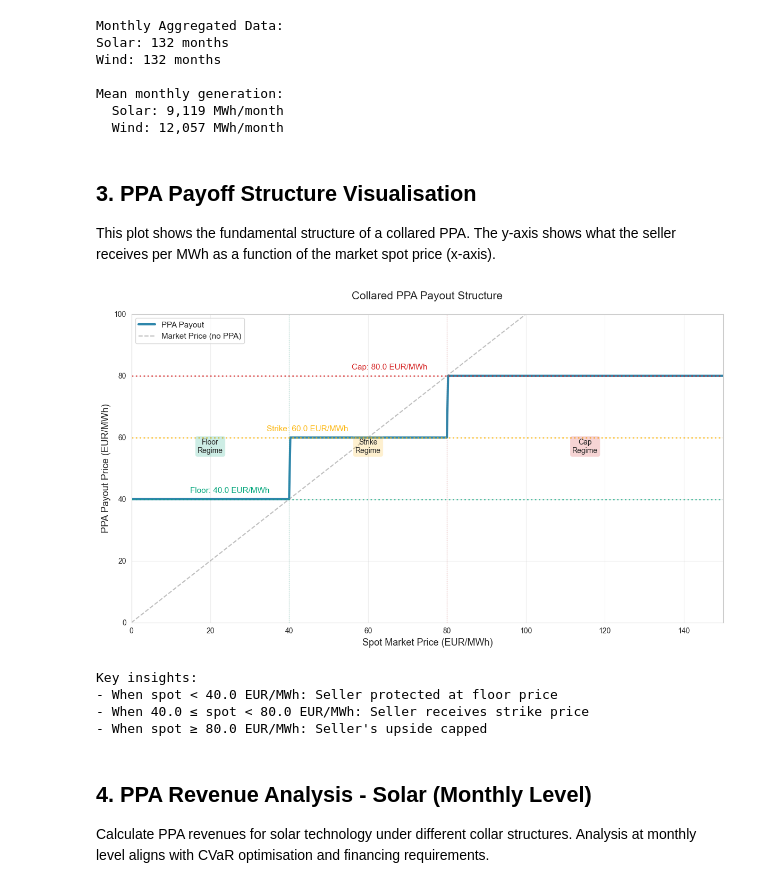
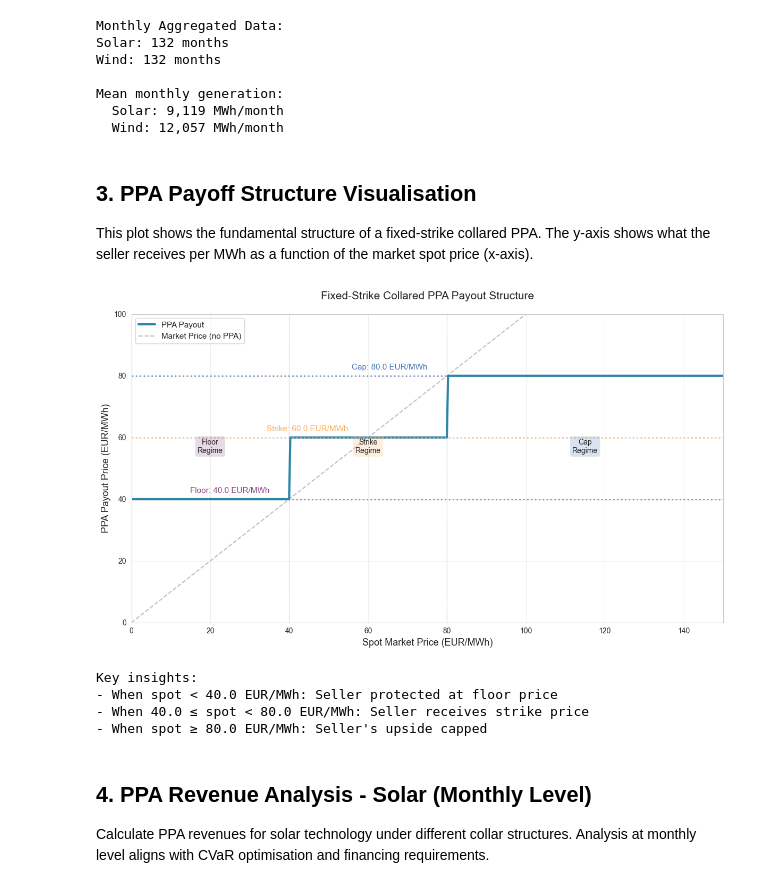
Before and after one commit to RabeaTzenetos/wqu-capstone, a Jupyter notebook: notebooks/02_ES_ppa_modelling.ipynb, the cells around one changed output. Drawn from its saved outputs; the diff is of its cells as text; code cells hidden in the pictures.

```diff
--- a/notebooks/02_ES_ppa_modelling.ipynb
+++ b/notebooks/02_ES_ppa_modelling.ipynb
@@ -95,7 +114,7 @@ Mean monthly generation:
 # %% [markdown]
 ## 3. PPA Payoff Structure Visualisation
 
-This plot shows the fundamental structure of a collared PPA. The y-axis shows what the seller receives per MWh as a function of the market spot price (x-axis).
+This plot shows the fundamental structure of a fixed-strike collared PPA. The y-axis shows what the seller receives per MWh as a function of the market spot price (x-axis).
 # %%
 # Define example PPA parameters
 floor = 40.0
@@ -119,48 +138,48 @@ ax.plot(spot_prices, payout_prices, linewidth=3, color='#2E86AB', label='PPA Pay
 ax.plot(spot_prices, spot_prices, linestyle='--', color='gray', alpha=0.5, label='Market Price (no PPA)')
 
 # Mark floor, strike, and cap levels
-ax.axhline(y=floor, color='#06A77D', linestyle=':', linewidth=2, alpha=0.7)
-ax.axhline(y=strike, color='#FDB813', linestyle=':', linewidth=2, alpha=0.7)
-ax.axhline(y=cap, color='#D62828', linestyle=':', linewidth=2, alpha=0.7)
+ax.axhline(y=floor, color='#8B4789', linestyle=':', linewidth=2, alpha=0.7)
+ax.axhline(y=strike, color='#FDAE61', linestyle=':', linewidth=2, alpha=0.7)
+ax.axhline(y=cap, color='#4575B4', linestyle=':', linewidth=2, alpha=0.7)
 
 # Mark vertical transitions
-ax.axvline(x=floor, color='#06A77D', linestyle=':', linewidth=1, alpha=0.3)
-ax.axvline(x=cap, color='#D62828', linestyle=':', linewidth=1, alpha=0.3)
+ax.axvline(x=floor, color='#8B4789', linestyle=':', linewidth=1, alpha=0.3)
+ax.axvline(x=cap, color='#4575B4', linestyle=':', linewidth=1, alpha=0.3)
 
 # Add annotations
 ax.text(floor - 5, floor + 2, f'Floor: {floor} EUR/MWh',
-        fontsize=11, ha='right', color='#06A77D')
+        fontsize=11, ha='right', color='#8B4789')
 ax.text(strike - 5, strike + 2, f'Strike: {strike} EUR/MWh',
-        fontsize=11, ha='right', color='#FDB813')
+        fontsize=11, ha='right', color='#FDAE61')
 ax.text(cap - 5, cap + 2, f'Cap: {cap} EUR/MWh',
-        fontsize=11, ha='right', color='#D62828')
+        fontsize=11, ha='right', color='#4575B4')
 
 # Add regime labels
 ax.text(floor/2, strike-5, 'Floor\nRegime', fontsize=10, ha='center',
-        bbox=dict(boxstyle='round', facecolor='#06A77D', alpha=0.2))
+        bbox=dict(boxstyle='round', facecolor='#8B4789', alpha=0.2))
 ax.text((floor+cap)/2, strike-5, 'Strike\nRegime', fontsize=10, ha='center',
-        bbox=dict(boxstyle='round', facecolor='#FDB813', alpha=0.2))
+        bbox=dict(boxstyle='round', facecolor='#FDAE61', alpha=0.2))
 ax.text((cap+150)/2, strike-5, 'Cap\nRegime', fontsize=10, ha='center',
-        bbox=dict(boxstyle='round', facecolor='#D62828', alpha=0.2))
+        bbox=dict(boxstyle='round', facecolor='#4575B4', alpha=0.2))
 
 # Labels and formatting
 ax.set_xlabel('Spot Market Price (EUR/MWh)', fontsize=13)
 ax.set_ylabel('PPA Payout Price (EUR/MWh)', fontsize=13)
-ax.set_title('Collared PPA Payout Structure', fontsize=15, pad=20)
+ax.set_title('Fixed-Strike Collared PPA Payout Structure', fontsize=15, pad=20)
 ax.legend(loc='upper left', fontsize=11)
 ax.grid(True, alpha=0.3)
 ax.set_xlim(0, 150)
 ax.set_ylim(0, 100)
 
 plt.tight_layout()
 plt.show()
 
 print("\nKey insights:")
 print(f"- When spot < {floor} EUR/MWh: Seller protected at floor price")
 print(f"- When {floor} ≤ spot < {cap} EUR/MWh: Seller receives strike price")
 print(f"- When spot ≥ {cap} EUR/MWh: Seller's upside capped")
 # %% [output]
-[figure, old version]
+[figure, new version]
 Key insights:
 - When spot < 40.0 EUR/MWh: Seller protected at floor price
 - When 40.0 ≤ spot < 80.0 EUR/MWh: Seller receives strike price
```
Also changed, not shown: parts of 3 cells of this notebook, 1 other file.
